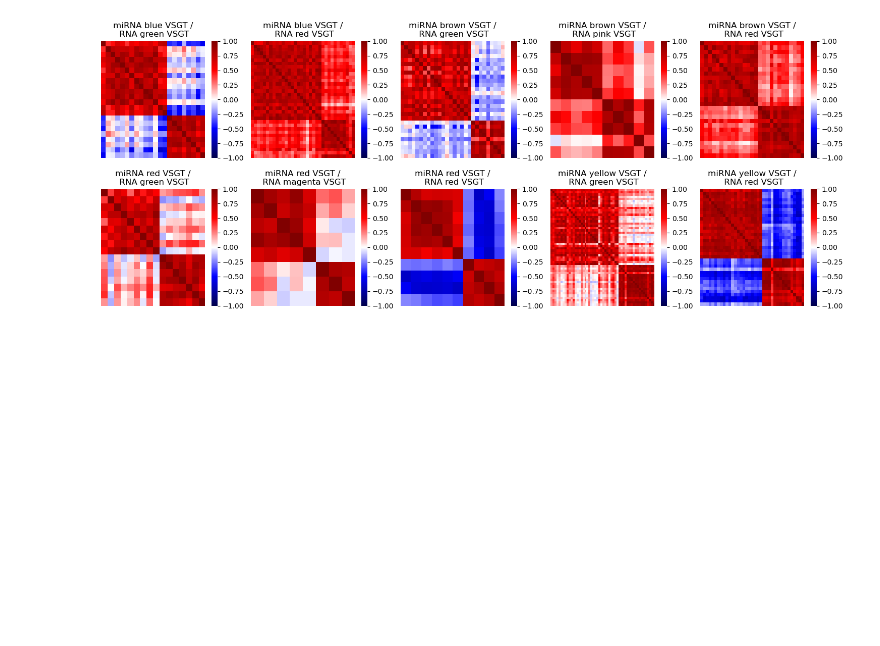
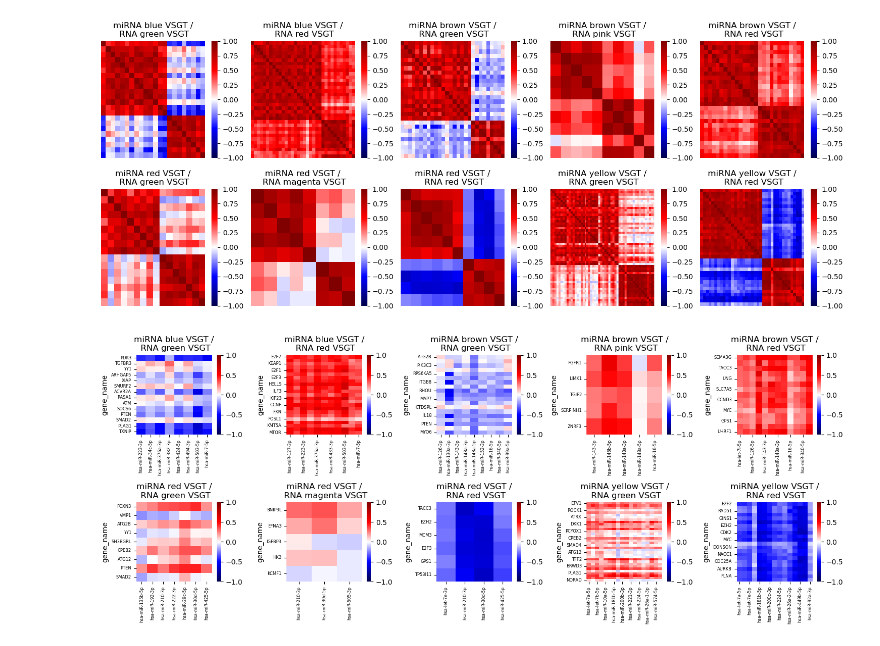
Before and after one commit to ComputationalPharmacology-Toxicology/NetworkBased_MultiOmics_Integration, a Jupyter notebook: 3_target_analysis.ipynb, the cells around one changed output. Saved outputs shown, nothing was run; the diff lists cells and outputs as text; code cells hidden in the pictures; blank space fills up the shorter version.

```diff
--- a/3_target_analysis.ipynb
+++ b/3_target_analysis.ipynb
@@ -344,3 +344,54 @@ plt.tight_layout()
 plt.show()
 # %% [output]
 [figure]
+# %%
+import numpy as np
+import pandas as pd
+import seaborn as sns
+import matplotlib.pyplot as plt
+from scipy.stats import spearmanr
+
+n_cols = 5
+n_rows = 2
+n_plots = len(interesting_modules)
+
+fig, axs = plt.subplots(n_rows, n_cols, figsize=(n_cols*3, n_rows*3))
+
+for index, name in enumerate(interesting_modules):
+    row = index // n_cols
+    col = index % n_cols
+
+    targets = dict4corr[interesting_modules[index]]['targets']
+    mirnas = dict4corr[interesting_modules[index]]['mirna']
+
+    df_targets = rna_counts_norm[rna_counts_norm.gene_name.isin(targets)].set_index('gene_name').T
+    df_mirnas = mirna_counts_norm.loc[mirnas].T
+
+    # Align sample indices
+    df_targets, df_mirnas = df_targets.align(df_mirnas, join='inner', axis=0)
+
+    # Initialize correlation matrix: targets × miRNAs
+    corr_matrix = pd.DataFrame(index=df_targets.columns, columns=df_mirnas.columns, dtype=float)
+
+    # Compute pairwise Spearman correlations
+    for t in df_targets.columns:
+        for m in df_mirnas.columns:
+            corr, _ = spearmanr(df_targets[t], df_mirnas[m])
+            corr_matrix.loc[t, m] = corr
+
+    # Plot heatmap
+    sns.heatmap(corr_matrix, vmin=-1, vmax=1, cmap='seismic', ax=axs[row, col])
+    axs[row, col].set_title(name.replace('_RNA', ' /\n RNA').replace('_', ' '))
+    axs[row, col].tick_params(axis='x', labelrotation=90, labelsize=6)
+    axs[row, col].tick_params(axis='y', labelsize=6)
+
+# Hide unused subplots
+for i in range(n_plots, n_rows*n_cols):
+    row = i // n_cols
+    col = i % n_cols
+    axs[row, col].axis('off')
+
+plt.tight_layout()
+plt.show()
+# %% [output]
+[figure, added]
```
Also changed, not shown: 1 other file.
